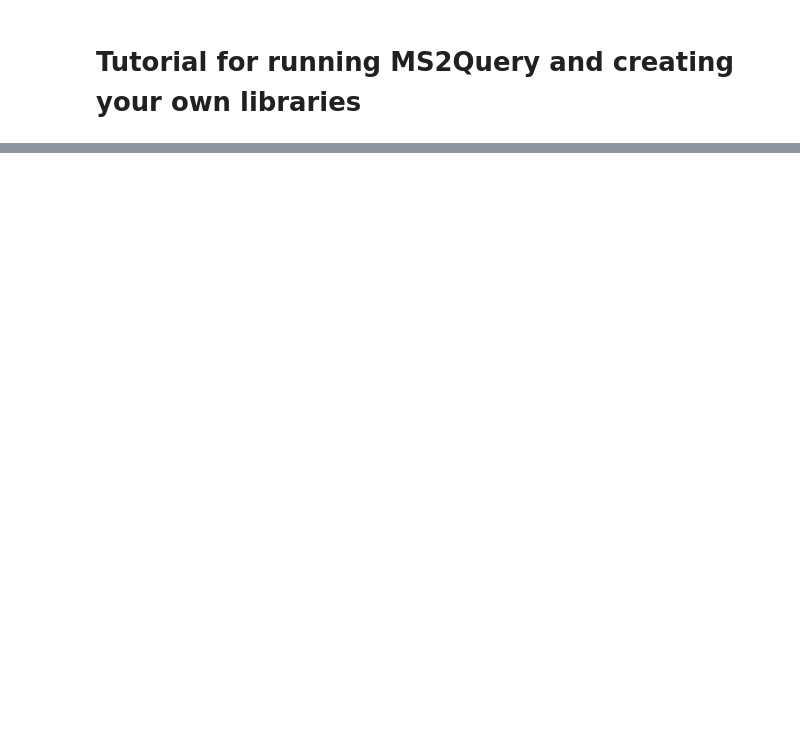
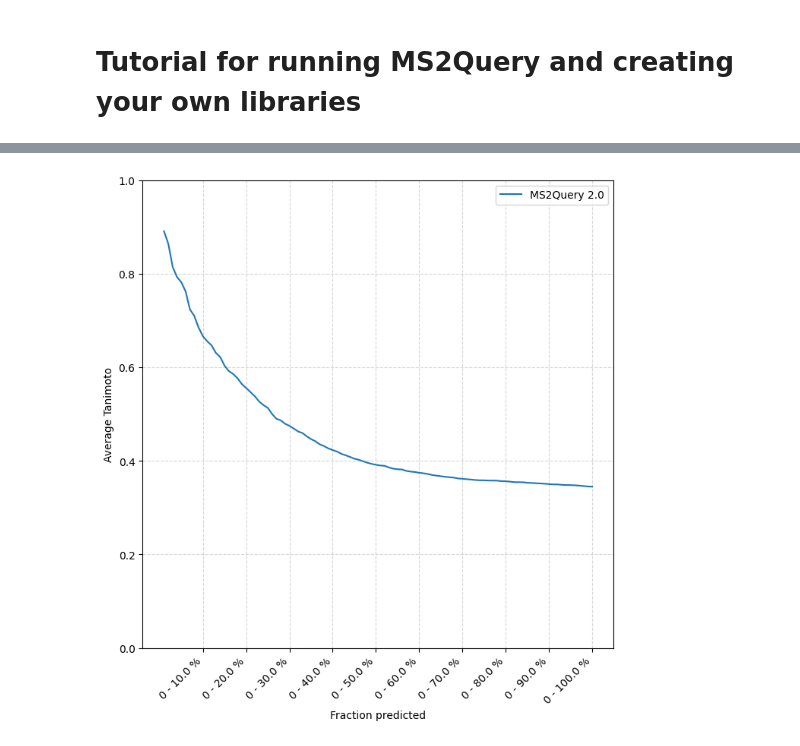
Before and after one commit to matchms/ms2query_2, a Jupyter notebook: ms2query/notebooks/tutorial.ipynb, the cells around one changed output, grey strips where cells are left out. Drawn from its saved outputs; the diff is of its cells as text; code cells hidden in the pictures; blank space fills up the shorter version.

Commit message:
Add tutorial that did actually run

```diff
--- a/ms2query/notebooks/tutorial.ipynb
+++ b/ms2query/notebooks/tutorial.ipynb
@@ -65,0 +179,29 @@ results.to_csv("ms2query_results.csv")
+# %%
+predicted_scores = results["ms2query_reliability_prediction"].tolist()
+# %%
+import pickle
+import os
+intermediates_folder = "./cross_ionmode_intermediate"
+
+with open(os.path.join(intermediates_folder, "all_fingerprints.pickle"), "rb") as handle:
+    all_fingerprints = pickle.load(handle)
+# %%
+from tqdm import tqdm
+from matchms.similarity.vector_similarity_functions import jaccard_similarity_matrix
+import numpy as np
+def get_prediction_tanimoto(predicted_inchikeys, val_spectra, val_and_train_fingerprints):
+    assert len(predicted_inchikeys) == len(val_spectra)
+
+    tanimoto_for_prediction = []
+    for index, predicted_inchikey in enumerate(tqdm(predicted_inchikeys)):
+        if predicted_inchikey is not None:
+            correct_inchikey = val_spectra[index].get("inchikey")[:14]
+            predicted_fingerprint = val_and_train_fingerprints.get_fingerprints([predicted_inchikey])[0]
+            actual_fingerprint = val_and_train_fingerprints.get_fingerprints([correct_inchikey])[0]
+            tanimoto_prediction = jaccard_similarity_matrix(np.array([predicted_fingerprint]), np.array([actual_fingerprint]))[0][0]
+            tanimoto_for_prediction.append(tanimoto_prediction)
+        else:
+            tanimoto_for_prediction.append(0.0)
+    return tanimoto_for_prediction
+# %%
+neg_neg_tanimoto_for_prediction = get_prediction_tanimoto(predicted_inchikeys, neg_val_spectra, all_fingerprints)
@@ -65,0 +286,11 @@ results.to_csv("ms2query_results.csv")
+# %%
+from ms2query.benchmarking.AnnotatedSpectrumSet import AnnotatedSpectrumSet
+
+
+plt.figure(figsize=(8, 8))
+plot_comparison_plot({
+    # "MS2DeepScore":  plot_average_per_threshold(ms2deepscores.squeeze(), neg_neg_tanimoto_for_prediction_ms2deepscore, neg_val_spectra, 100),
+    "MS2Query 2.0": plot_average_per_threshold(predicted_scores, neg_neg_tanimoto_for_prediction, AnnotatedSpectrumSet.create_spectrum_set(neg_val_spectra), 100),
+})
+# %% [output]
+[figure, added]
```
Also changed, not shown: parts of 39 cells of this notebook.
